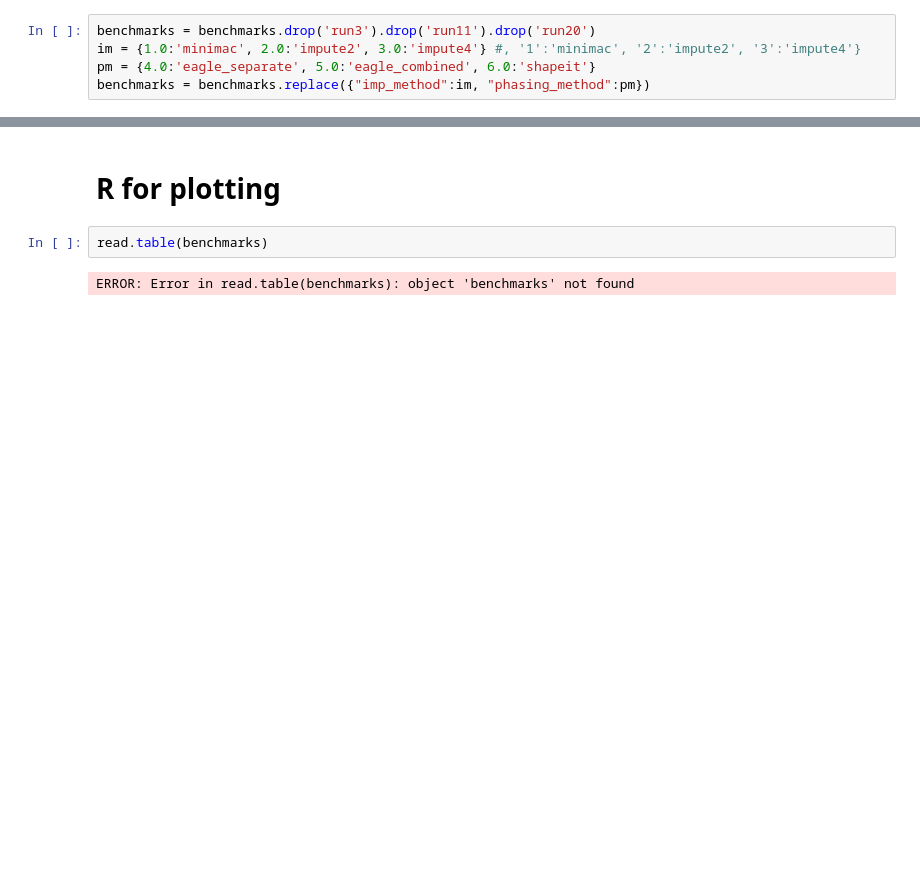
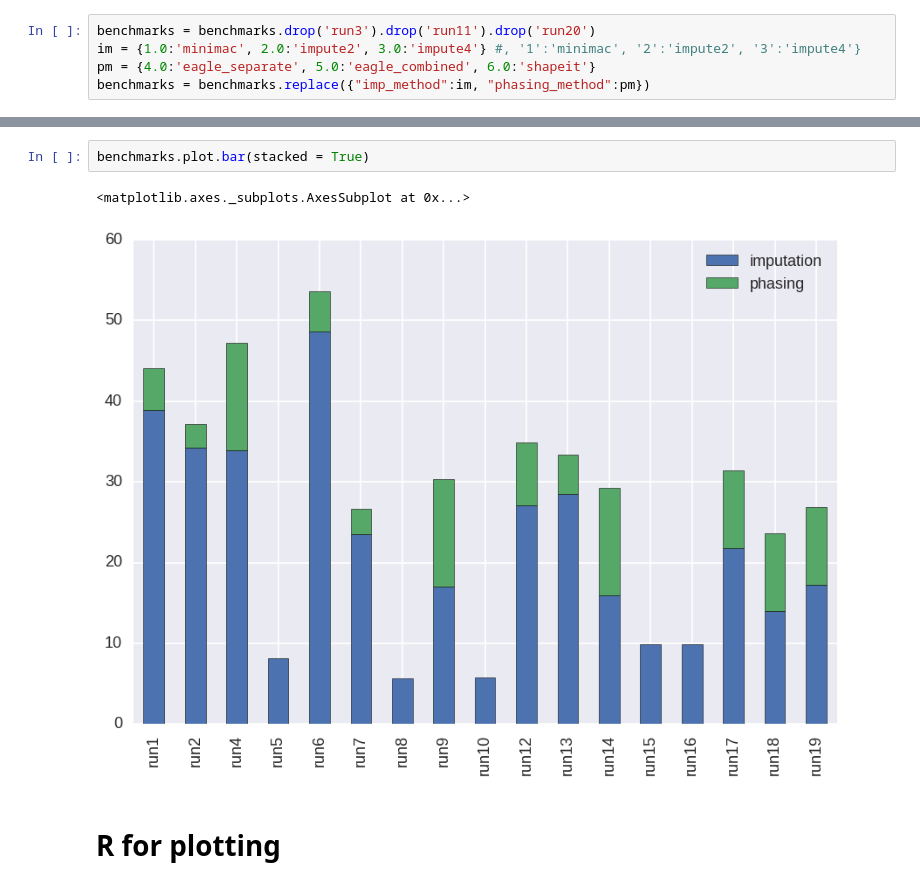
Before and after one commit to jessehoff/Imputation_Project, a Jupyter notebook: benchmarks/combined_benchmark_plotting.ipynb, the cells around one changed output, grey strips where cells are left out. Saved outputs shown, nothing was run; the diff lists cells and outputs as text; blank space fills up the shorter version.

```diff
--- a/benchmarks/combined_benchmark_plotting.ipynb
+++ b/benchmarks/combined_benchmark_plotting.ipynb
@@ -398,6 +418,7 @@ benchmarks.plot(kind = 'bar')
+# %%
+benchmarks.plot.bar(stacked = True)
+# %% [output]
+<matplotlib.axes._subplots.AxesSubplot at 0x...>
+[figure, added]
 # %% [markdown]
 # R for plotting
-# %%
-read.table(benchmarks)
-# %% [output]
-ERROR: Error in read.table(benchmarks): object 'benchmarks' not found
```
Also changed, not shown: parts of 8 cells of this notebook, 8 other files.
